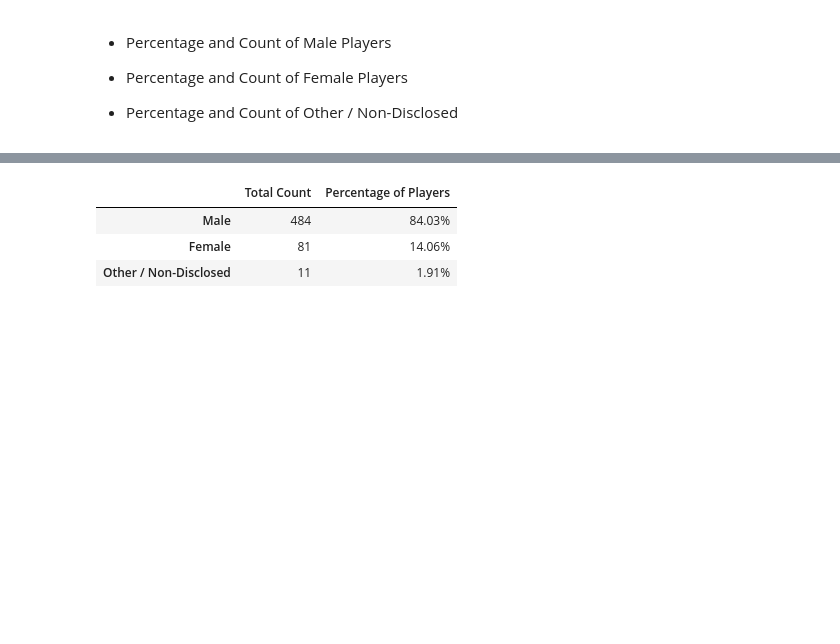
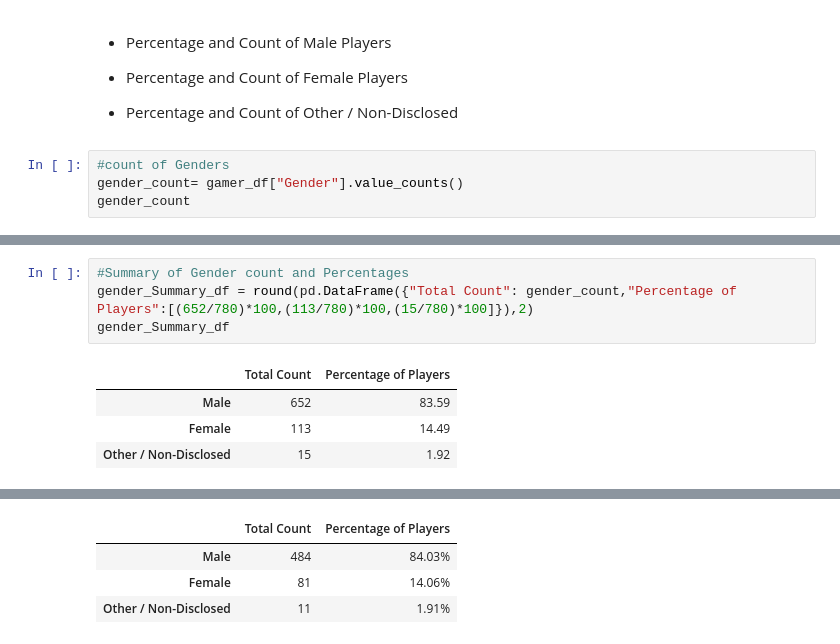
Before and after one commit to cdturner618/Panda-Challenge, a Jupyter notebook: HeroesOfPymoli/HeroesOfPymoli_starter.ipynb, the cells around one changed output, grey strips where cells are left out. Drawn from its saved outputs; the diff is of its cells as text; blank space fills up the shorter version.

```diff
--- a/HeroesOfPymoli/HeroesOfPymoli_starter.ipynb
+++ b/HeroesOfPymoli/HeroesOfPymoli_starter.ipynb
@@ -125,3 +125,7 @@ Purchasing_Analysis
 
 
 * Percentage and Count of Other / Non-Disclosed
+# %%
+#count of Genders
+gender_count= gamer_df["Gender"].value_counts()
+gender_count
@@ -127,0 +152,9 @@ Purchasing_Analysis
+# %%
+#Summary of Gender count and Percentages
+gender_Summary_df = round(pd.DataFrame({"Total Count": gender_count,"Percentage of Players":[(652/780)*100,(113/780)*100,(15/780)*100]}),2)
+gender_Summary_df
+# %% [output]
+|  | Total Count | Percentage of Players |
+| Male | 652 | 83.59 |
+| Female | 113 | 14.49 |
+| Other / Non-Disclosed | 15 | 1.92 |
```
Also changed, not shown: parts of 4 cells of this notebook.
